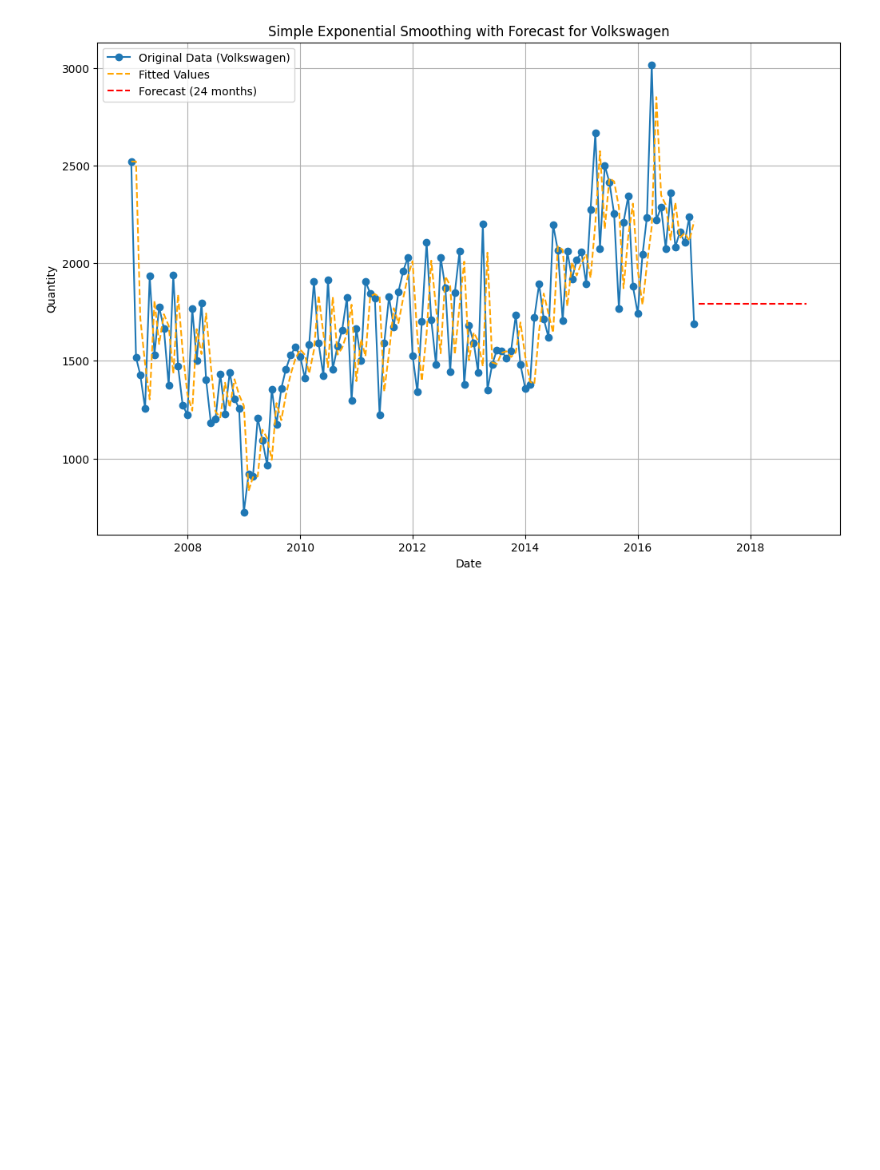
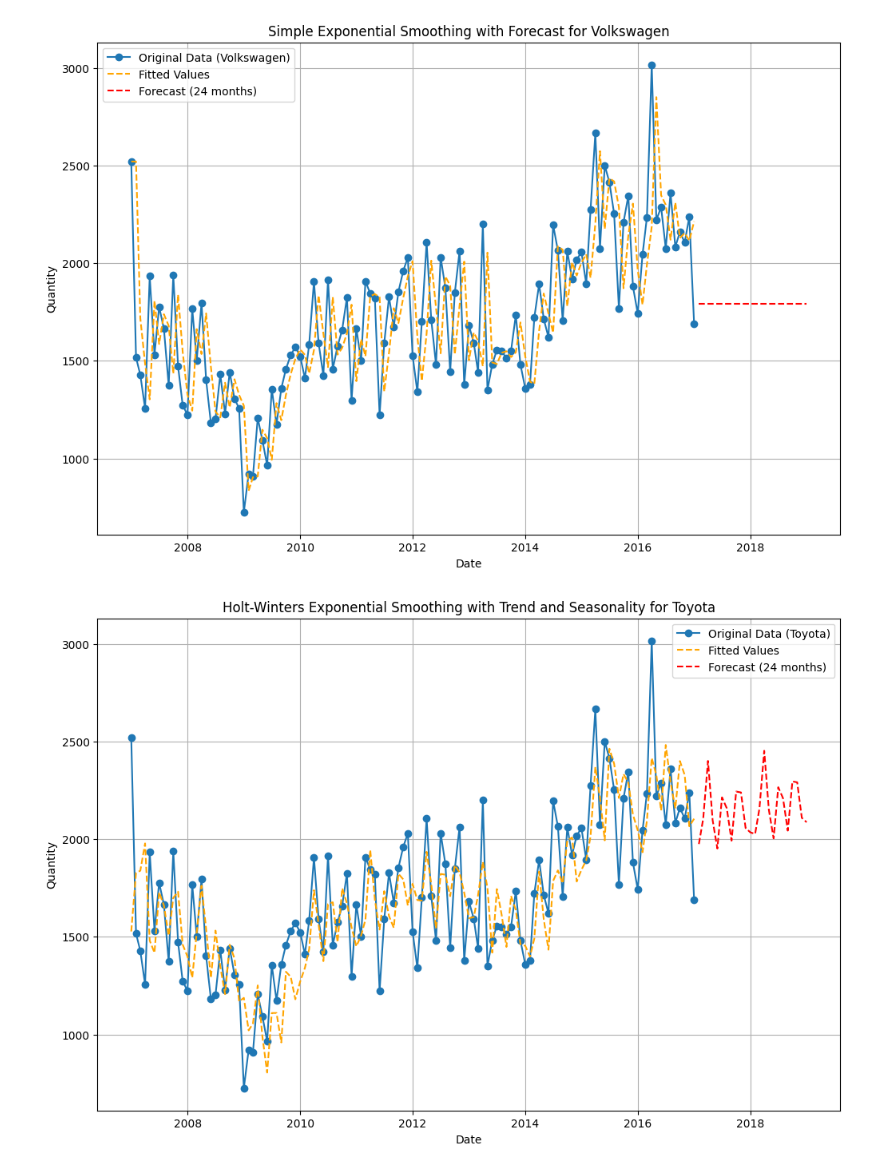
Before and after one commit to apfsds3bm9/test, a Jupyter notebook: SES_model.ipynb, the cells around one changed output. Cells and saved outputs as stored; diff of their text form; code cells hidden in the pictures; blank space fills up the shorter version.

Commit message:
Change seasonality mode and trend mode

```diff
--- a/SES_model.ipynb
+++ b/SES_model.ipynb
@@ -296,3 +95,49 @@ plt.grid()
 plt.show()
 # %% [output]
 [figure]
+# %%
+import pandas as pd
+import numpy as np
+import matplotlib.pyplot as plt
+from statsmodels.tsa.holtwinters import ExponentialSmoothing
+
+# Lọc dữ liệu cho Toyota
+toyota_data = df.query("Make == 'Volkswagen'").copy()
+toyota_data["ds"] = pd.to_datetime(toyota_data["ds"])  # Đảm bảo cột ds là datetime
+toyota_data.set_index("ds", inplace=True)
+
+# Fit the model with trend and seasonality
+model = ExponentialSmoothing(
+    toyota_data["Quantity"],
+    trend="add",  # Hoặc "mul" nếu dữ liệu có xu hướng nhân
+    seasonal="add",  # Hoặc "mul" nếu dữ liệu có yếu tố mùa vụ nhân
+    seasonal_periods=12,  # Chu kỳ mùa vụ (12 tháng)
+)
+model_fit = model.fit(optimized=True)
+
+# Lấy fitted values
+toyota_data["Fitted"] = model_fit.fittedvalues
+
+# Dự báo thêm 24 tháng (2 năm)
+forecast_steps = 24
+forecast = model_fit.forecast(steps=forecast_steps)
+
+# Tạo chỉ số thời gian cho forecast
+last_date = toyota_data.index[-1]
+forecast_index = pd.date_range(start=last_date + pd.offsets.MonthBegin(1),
+                               periods=forecast_steps, freq="MS")
+forecast_df = pd.DataFrame({"Forecast": forecast}, index=forecast_index)
+
+# Plot dữ liệu gốc, fitted values, và forecast
+plt.figure(figsize=(12, 8))
+plt.plot(toyota_data.index, toyota_data["Quantity"], label="Original Data (Toyota)", marker="o")
+plt.plot(toyota_data.index, toyota_data["Fitted"], label="Fitted Values", linestyle="--", color="orange")
+plt.plot(forecast_df.index, forecast_df["Forecast"], label="Forecast (24 months)", linestyle="--", color="red")
+plt.title("Holt-Winters Exponential Smoothing with Trend and Seasonality for Toyota")
+plt.xlabel("Date")
+plt.ylabel("Quantity")
+plt.legend()
+plt.grid()
+plt.show()
+# %% [output]
+[figure, added]
```
Also changed, not shown: parts of 11 cells of this notebook.
